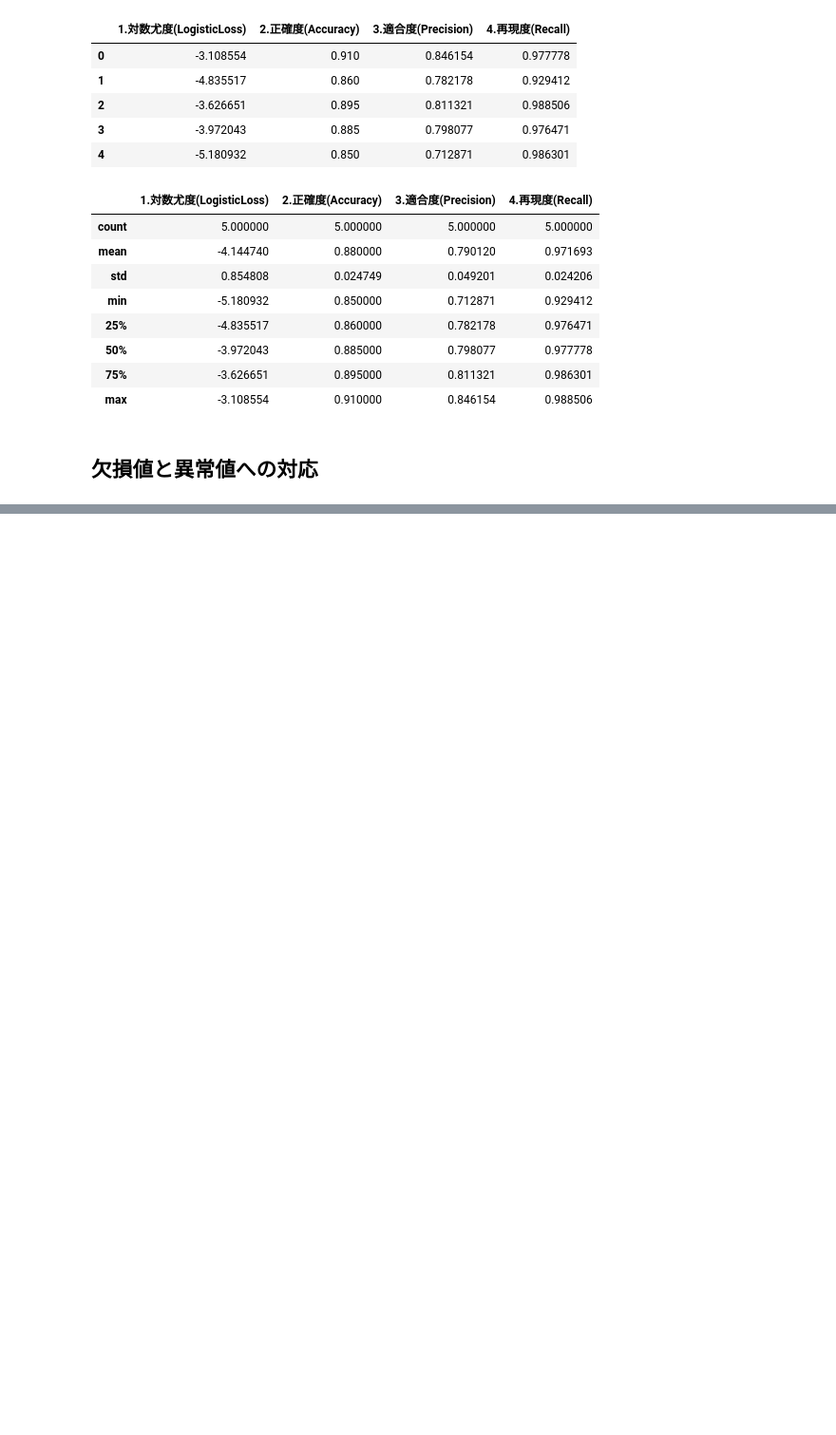
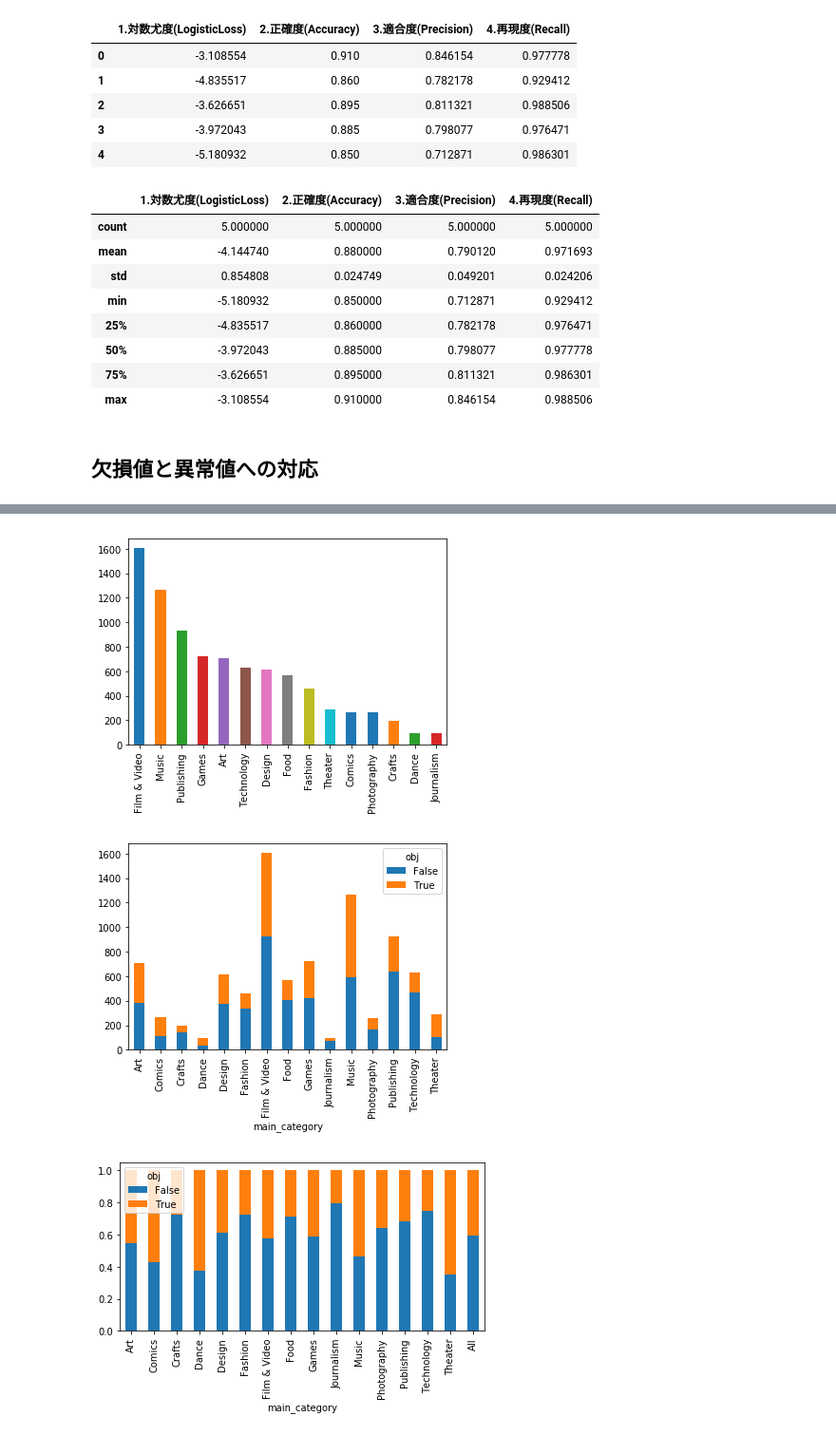
Before and after one commit to msuz/ml_tokyo_8, a Jupyter notebook: Day2_work_鈴木雅彦.ipynb, the cells around one changed output, grey strips where cells are left out. Shown at 95% size. Saved outputs shown, nothing was run; the diff lists cells and outputs as text; code cells hidden in the pictures; blank space fills up the shorter version.

```diff
--- a/Day2_work_鈴木雅彦.ipynb
+++ b/Day2_work_鈴木雅彦.ipynb
@@ -395,0 +425,12 @@ plt.show()
+# %%
+# main_categoryをクロス集計表で確認
+df3['main_category'].value_counts().plot(kind="bar")
+pd.crosstab(df3['main_category'], df3['obj']).plot(kind="bar", stacked=True)
+pd.crosstab(df3['main_category'], df3['obj'], margins=True, normalize='index').plot(kind="bar", stacked=True)
+plt.tight_layout()
+plt.show()
+# ダミー変数化して使おう
+# %% [output]
+[figure, added]
+[figure, added]
+[figure, added]
```
Also changed, not shown: parts of 22 cells of this notebook.
